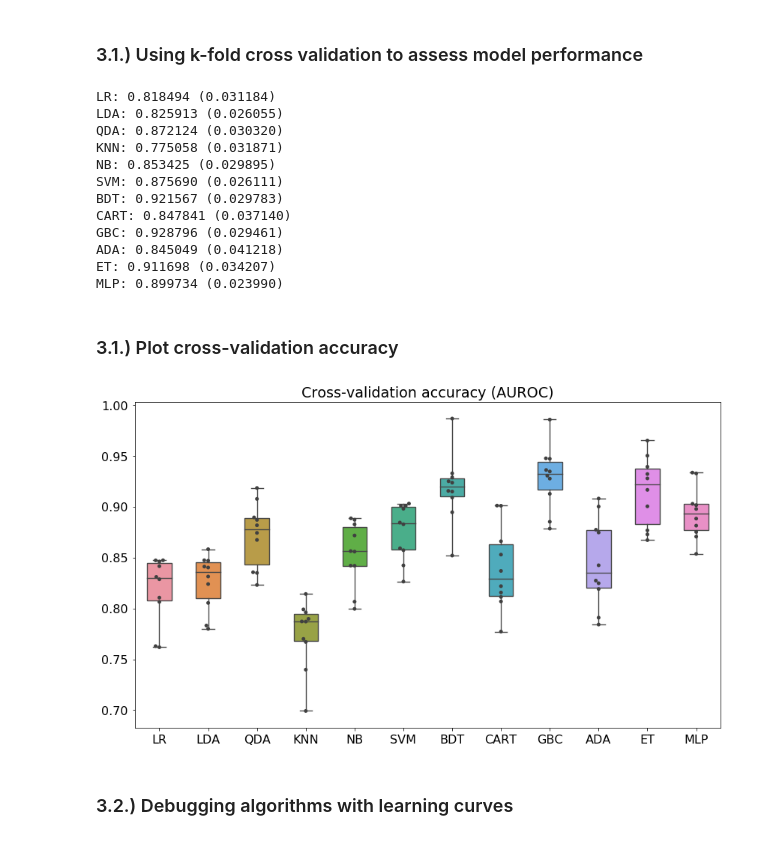
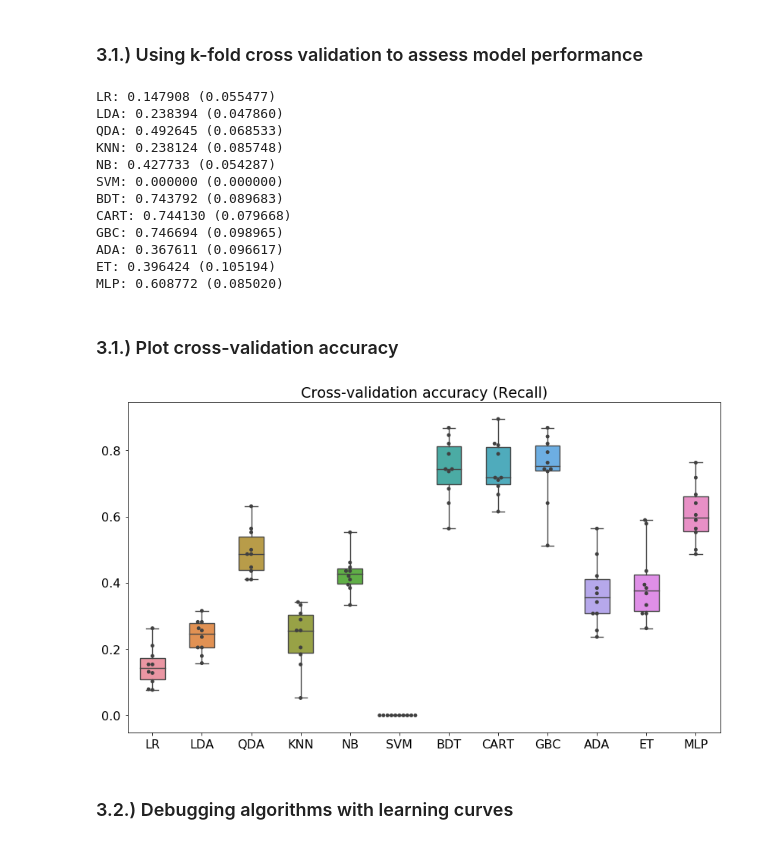
Before and after one commit to failure2communicate/Churn_Prediction, a Jupyter notebook: Churn_prediction.ipynb, the cells around one changed output. Drawn from its saved outputs; the diff is of its cells as text; code cells hidden in the pictures.

```diff
--- a/Churn_prediction.ipynb
+++ b/Churn_prediction.ipynb
@@ -103 +103,8 @@ plt.show()
+# %%
+# Using labelencoder
+from sklearn.preprocessing import LabelEncoder
+
+label_encoder = LabelEncoder()
+data['State'] = label_encoder.fit_transform(data['State'])
+data['Area Code'] = label_encoder.fit_transform(data['Area Code'])
 # %%
@@ -168,4 +176,6 @@ Hover to magify
 | Area Code | -0.01 | -0.01 | -0.03 | 0.01 | -0.02 | -0.03 | 0.02 | 0.01 | ... |
+# %%
+data.columns = data.columns.astype(str)
 # %% [markdown]
 ###### Note: Features the are correlated can be removed
 # %%
@@ -281,0 +296,22 @@ plt.show()
+# %%
+#create pipeline
+estimators = []
+# estimators.append(('rescale', MinMaxScaler(feature_range=(0, 1))))
+estimators.append(('isomap', Isomap(n_components=3)))
+pipe = Pipeline(estimators)
+
+#fist and transform
+X_isomap = pipe.fit_transform(X)
+
+#plot
+fig = plt.figure(1, figsize=(12, 10))
+ax = Axes3D(fig, elev=-150, azim=110)
+ax.scatter(X_isomap[:, 0], X_isomap[:, 1], X_isomap[:, 2], c = y, cmap=plt.cm.Set1, edgecolor='k', s=40)
+ax.set_title("Dimensionality reduction using ISOMAP")
+ax.set_xlabel("X axis")
+ax.w_xaxis.set_ticklabels([])
+ax.set_ylabel("Y axis")
+ax.w_yaxis.set_ticklabels([])
+ax.set_zlabel("Z axis")
+ax.w_zaxis.set_ticklabels([])
+plt.show()
@@ -313,7 +351,7 @@ models.append(('KNN', KNeighborsClassifier()))
 # Gaussian Naive Bayes
 models.append(('NB', GaussianNB()))
 #Support Vector Machine
-models.append(('SVM', SVC(kernel='rbf')))
+models.append(('SVM', SVC(kernel='rbf', probability = True)))
 #Decision Tree classifiers
 cart = DecisionTreeClassifier()
 models.append(('BDT', BaggingClassifier(base_estimator=cart, n_estimators=100)))
@@ -337,39 +375,39 @@ for name, model in models:
     pipeline = Pipeline(estimators)
 
     kfold = StratifiedKFold(n_splits=10, random_state=7)
-    cv_results = cross_val_score(pipeline, X_train, y_train, cv=kfold, scoring='roc_auc')
+    cv_results = cross_val_score(pipeline, X_train, y_train, cv=kfold, scoring='recall')
     results.append(cv_results)
     names.append(name)
     msg = "%s: %f (%f)" % (name, cv_results.mean(), cv_results.std())
     print(msg)
 # %% [output]
-LR: 0.818494 (0.031184)
-LDA: 0.825913 (0.026055)
-QDA: 0.872124 (0.030320)
-KNN: 0.775058 (0.031871)
-NB: 0.853425 (0.029895)
-SVM: 0.875690 (0.026111)
-BDT: 0.921567 (0.029783)
-CART: 0.847841 (0.037140)
-GBC: 0.928796 (0.029461)
-ADA: 0.845049 (0.041218)
-ET: 0.911698 (0.034207)
-MLP: 0.899734 (0.023990)
+LR: 0.147908 (0.055477)
+LDA: 0.238394 (0.047860)
+QDA: 0.492645 (0.068533)
+KNN: 0.238124 (0.085748)
+NB: 0.427733 (0.054287)
+SVM: 0.000000 (0.000000)
+BDT: 0.743792 (0.089683)
+CART: 0.744130 (0.079668)
+GBC: 0.746694 (0.098965)
+ADA: 0.367611 (0.096617)
+ET: 0.396424 (0.105194)
+MLP: 0.608772 (0.085020)
 # %% [markdown]
 ### 3.1.) Plot cross-validation accuracy
 # %%
 results_df = pd.DataFrame(results).T.rename(index = str, columns = dict(zip(range(len(results)), names)))
 
 #Set parameters
 sns.set_context("paper", font_scale=2)
 
 fig, ax = plt.subplots(figsize=(14, 8))
 ax = sns.boxplot(data = results_df, width = 0.5, whis = 10, ax = ax)
 ax = sns.swarmplot(data= results_df, color=".25")
-ax.set_title("Cross-validation accuracy (AUROC)")
+ax.set_title("Cross-validation accuracy (Recall)")
 plt.show()
 # %% [output]
-[figure, old version]
+[figure, new version]
 # %% [markdown]
 ### 3.2.) Debugging algorithms with learning curves
 # %%
```
Also changed, not shown: parts of 20 cells of this notebook.
